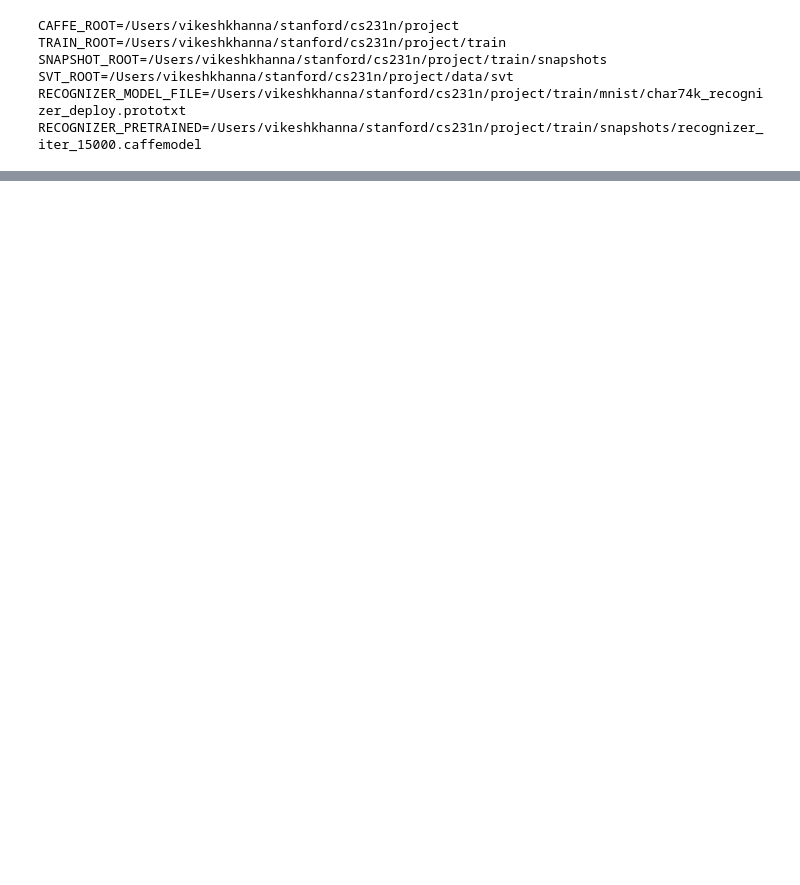
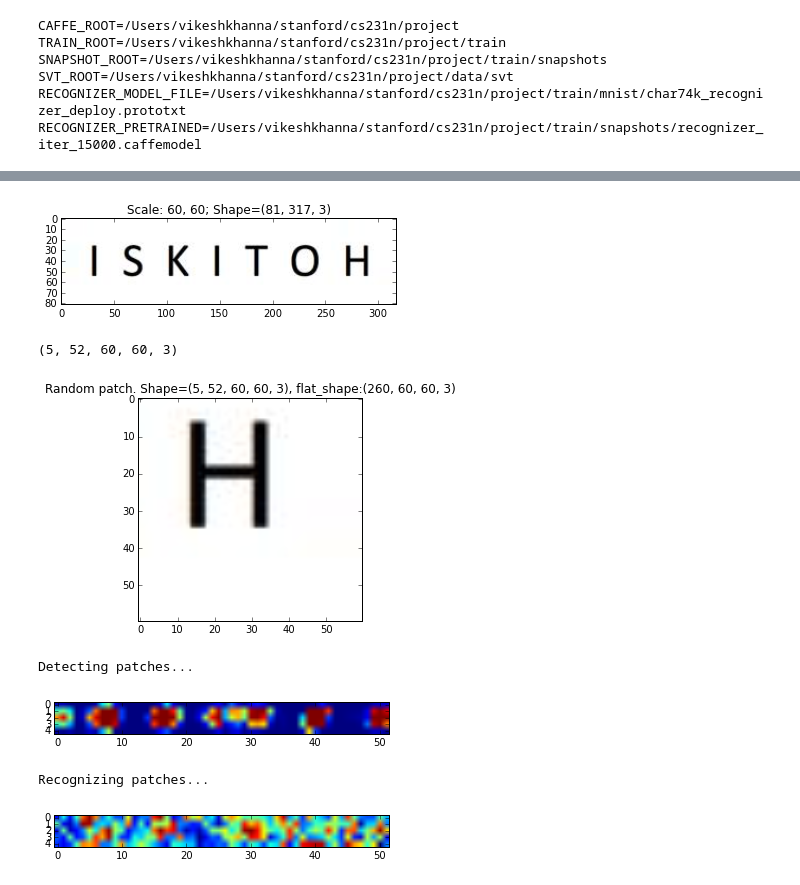
Before and after one commit to vikeshkhanna/cs231n, a Jupyter notebook: classification.ipynb, the cells around one changed output, grey strips where cells are left out. Drawn from its saved outputs; the diff is of its cells as text; code cells hidden in the pictures; blank space fills up the shorter version.

```diff
--- a/classification.ipynb
+++ b/classification.ipynb
@@ -125,0 +122,56 @@ NO! Position: 3, 14
+# %%
+# Vectorized
+# Fraction of current size
+
+masks = [(60, 60)]
+stride = 5
+# masks = [16, 8, 4, 2]
+TEST_IMG = "/Users/vikeshkhanna/Downloads/word/word/1/10.jpg"
+# TEST_IMG = os.path.join(SVT_ROOT, "img/00_06.jpg")
+TEST_IMG = "/Users/vikeshkhanna/Downloads/test3.jpg"
+
+original_img = caffe.io.load_image (TEST_IMG)
+# Padding
+
+for scale1, scale2 in masks:
+    img = np.lib.pad(original_img, ((scale1/4,scale1/4), (scale2/4,scale2/4), (0,0)), 'edge')
+    mask = (scale1, scale2, 3)
+    plt.title("Scale: %d, %d; Shape=%s" % (scale1, scale2, img.shape))
+    plt.imshow(img)
+    plt.show()
+
+    patches = image.extract_patches (img, mask, stride)[:,:,0,:,:]
+    print patches.shape
+
+    patches_flat = np.reshape(patches, (patches.shape[0]*patches.shape[1], mask[0], mask[1], mask[2]))
+    plt.title ("Random patch. Shape=%s, flat_shape:%s" % (str(patches.shape), str(patches_flat.shape)))
+    plt.imshow(patches_flat[-1])
+    plt.show()
+
+    print ("Detecting patches...")
+    sys.stdout.flush()
+    predictions_detect = detector.detect(patches_flat)
+    predictions_detect_img = np.reshape(predictions_detect[:,1], (patches.shape[0], patches.shape[1]))
+    plt.imshow(predictions_detect_img)
+    plt.show()
+
+    print ("Recognizing patches...")
+    sys.stdout.flush()
+    predictions_recognize = recognizer.recognize(patches_flat)
+    predictions_recognize_img = np.reshape(np.max(predictions_recognize, axis=1), (patches.shape[0], patches.shape[1]))
+
+    predictions_recognize_label = np.argmax(predictions_recognize, axis=1)
+    f = np.vectorize(lambda x:classifier.transform_label(x))
+    predictions_recognize_transformed_label = f(predictions_recognize_label)
+    predictions_recognize_transformed_label_img = np.reshape(predictions_recognize_transformed_label,
+                                                            (patches.shape[0], patches.shape[1]))
+    plt.imshow(predictions_recognize_img)
+    plt.show()
+# %% [output]
+[figure, added]
+(5, 52, 60, 60, 3)
+[figure, added]
+Detecting patches...
+[figure, added]
+Recognizing patches...
+[figure, added]
```
Also changed, not shown: parts of 8 cells of this notebook, 36 other files.
